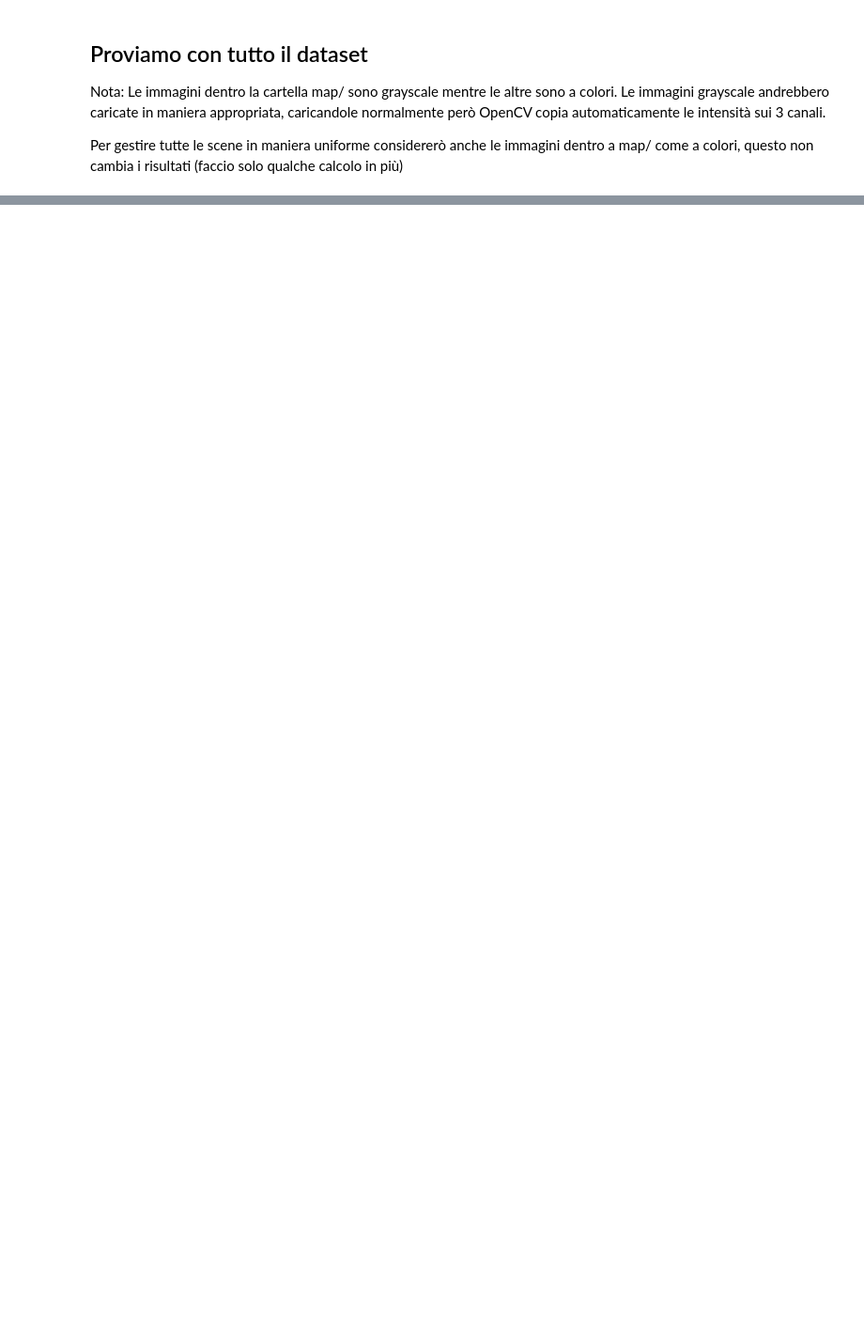
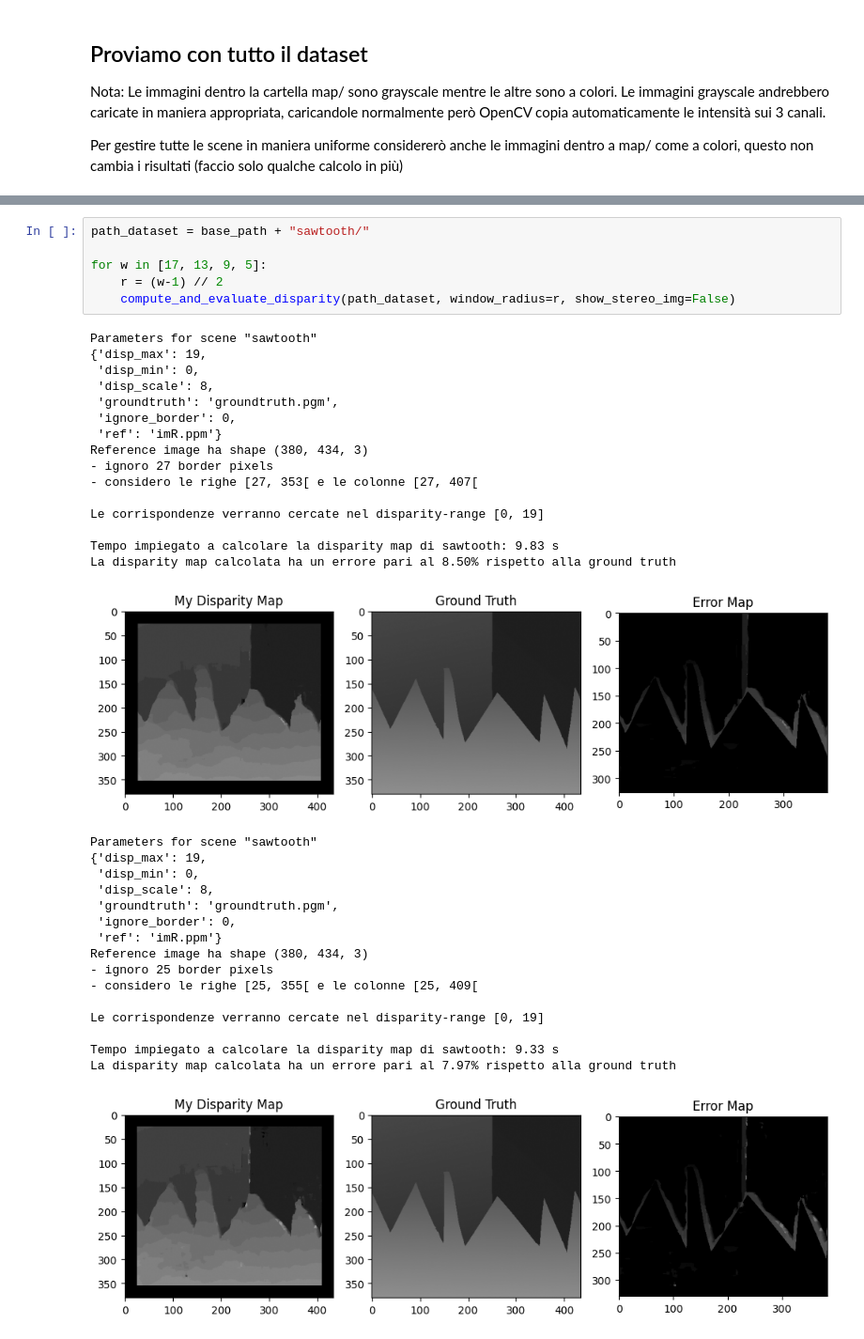
Before and after one commit to koltrakak-learning-repos/CV_learning_repo, a Jupyter notebook: progetto/progetto.ipynb, the cells around one changed output, grey strips where cells are left out. Shown at 94% size. Saved outputs shown, nothing was run; the diff lists cells and outputs as text; blank space fills up the shorter version.

```diff
--- a/progetto/progetto.ipynb
+++ b/progetto/progetto.ipynb
@@ -470,0 +603,39 @@ le mie disparità sono a gradini nel ground truth sono smooth -> disparità subp
+# %%
+path_dataset = base_path + "sawtooth/"
+
+for w in [17, 13, 9, 5]:
+    r = (w-1) // 2
+    compute_and_evaluate_disparity(path_dataset, window_radius=r, show_stereo_img=False)
+# %% [output]
+Parameters for scene "sawtooth"
+{'disp_max': 19,
+ 'disp_min': 0,
+ 'disp_scale': 8,
+ 'groundtruth': 'groundtruth.pgm',
+ 'ignore_border': 0,
+ 'ref': 'imR.ppm'}
+Reference image ha shape (380, 434, 3)
+- ignoro 27 border pixels
+- considero le righe [27, 353[ e le colonne [27, 407[
+
+Le corrispondenze verranno cercate nel disparity-range [0, 19]
+
+Tempo impiegato a calcolare la disparity map di sawtooth: 9.83 s
+La disparity map calcolata ha un errore pari al 8.50% rispetto alla ground truth
+[figure, added]
+Parameters for scene "sawtooth"
+{'disp_max': 19,
+ 'disp_min': 0,
+ 'disp_scale': 8,
+ 'groundtruth': 'groundtruth.pgm',
+ 'ignore_border': 0,
+ 'ref': 'imR.ppm'}
+Reference image ha shape (380, 434, 3)
+- ignoro 25 border pixels
+- considero le righe [25, 355[ e le colonne [25, 409[
+
+Le corrispondenze verranno cercate nel disparity-range [0, 19]
+
+Tempo impiegato a calcolare la disparity map di sawtooth: 9.33 s
+La disparity map calcolata ha un errore pari al 7.97% rispetto alla ground truth
+[figure, added]
```
Also changed, not shown: parts of 24 cells of this notebook.
